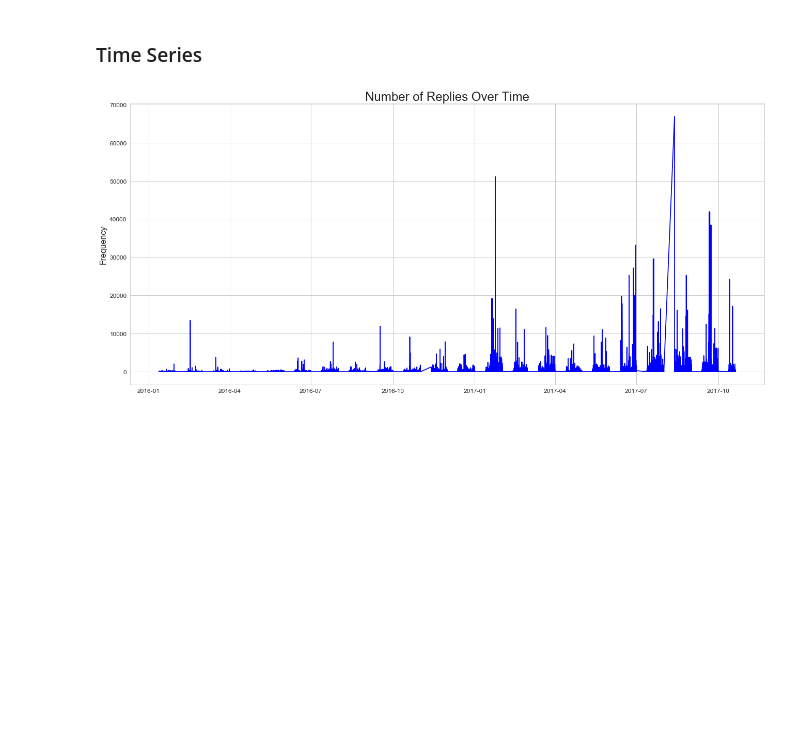
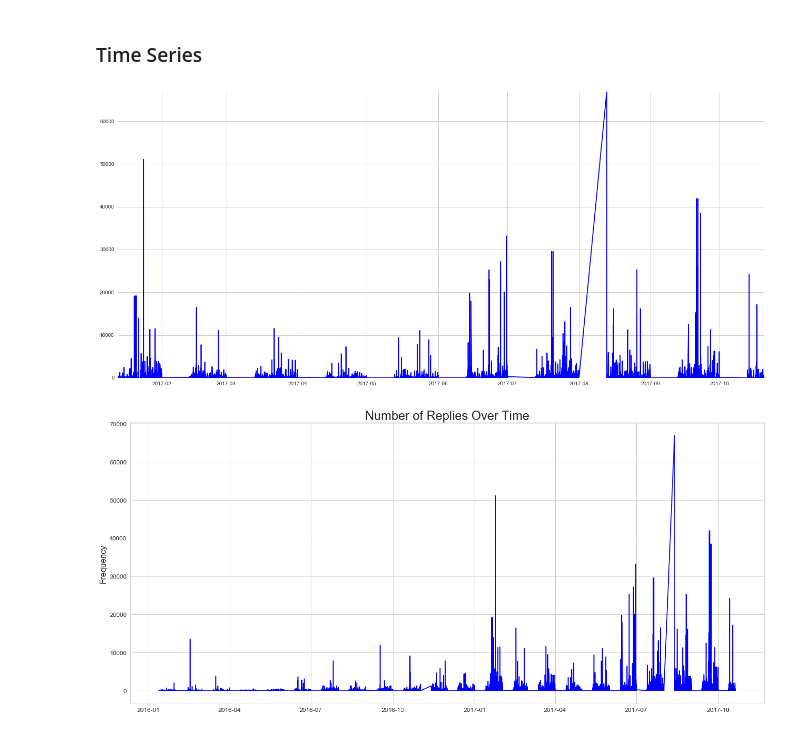
Before and after one commit to wildlyclassyprince/data-playground, a Jupyter notebook: twitter_ratio/twitter_ratio.ipynb, the cells around one changed output. Cells and saved outputs as stored; diff of their text form; code cells hidden in the pictures; blank space fills up the shorter version.

```diff
--- a/twitter_ratio/twitter_ratio.ipynb
+++ b/twitter_ratio/twitter_ratio.ipynb
@@ -254,8 +254,49 @@ plt.yticks(rotation=0)
 tweets['created_at'] = pd.to_datetime(tweets['created_at'], yearfirst=True, exact=False)
 
 # Subsetting
-tweets_subset = tweets.loc[(tweets['created_at'].dt.year > 2015)]
+tweets_subset = tweets.loc[(tweets['created_at'].dt.year > 2016)]
 tweets_subset = tweets_subset.sort_values(by='created_at')
+# %%
+def create_series(data, time_column, category_column):
+    return data.set_index(time_column)[category_column]
+# %%
+a = create_series(data=tweets_subset, time_column='created_at', category_column='replies')
+# %%
+# Plotting a time series object
+def plot_series(data, title='', ylabel='', color='blue'):
+    '''Plotting a time series object.'''
+    # Size of the plot
+    plt.figure(figsize=(22, 10))
+    # Removing plot-frame lines
+    ax = plt.subplot(111)
+    ax.spines['top'].set_visible(False)
+    ax.spines['bottom'].set_visible(False)
+    ax.spines['right'].set_visible(False)
+    ax.spines['left'].set_visible(False)
+    # Axes ticks
+    ax.get_xaxis().tick_bottom()
+    ax.get_yaxis().tick_left()
+    # Limiting the plot-range
+    ax.set_xlim(data.index.min(), data.index.max())
+    ax.set_ylim(data.values.min(), data.values.max())
+    # Trace lines
+    for i in range(int(data.values.min()+data.values.max()/2), int(data.values.max()+1), int(data.values.max()/10)):
+        plt.plot(range(data.index.year.min(), data.index.year.max()),
+                 [i]*len(range(data.index.year.min(), data.index.year.max())),
+                 '--', lw=.5, color='grey', alpha=.3)
+    # Removing tick marks
+    ax.tick_params(axis='both', which='both',
+                    bottom=False, top=False,
+                    labelbottom=True, labelleft=True,
+                    left=False, right=False)
+    # Plot labels
+    ax.set_ylabel(ylabel, fontsize=16)
+    # Plotting
+    ax.plot(data, color=color)
+# %%
+plot_series(a)
+# %% [output]
+[figure, added]
 # %%
 # Plotting function
 def plot_series(series, title=None, color='blue'):
```
Also changed, not shown: parts of 14 cells of this notebook, 9 other files.
